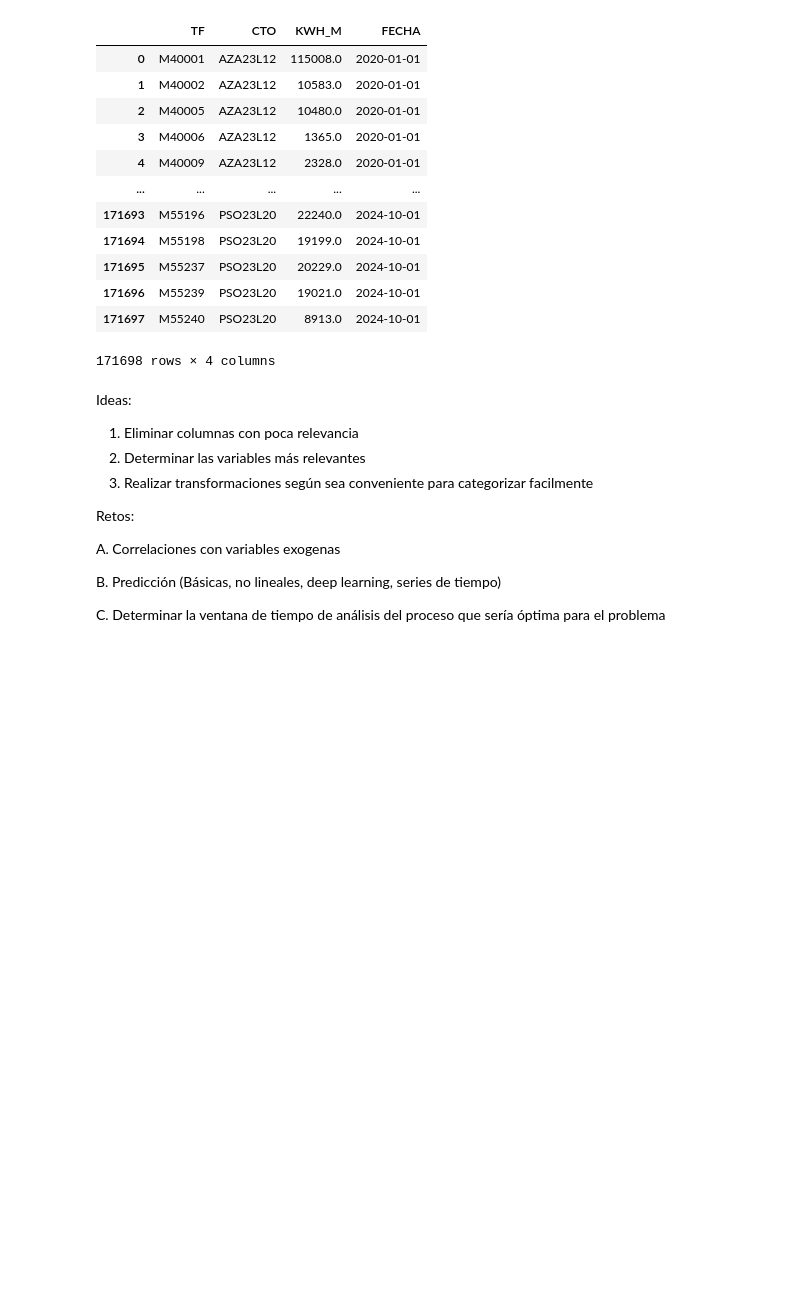
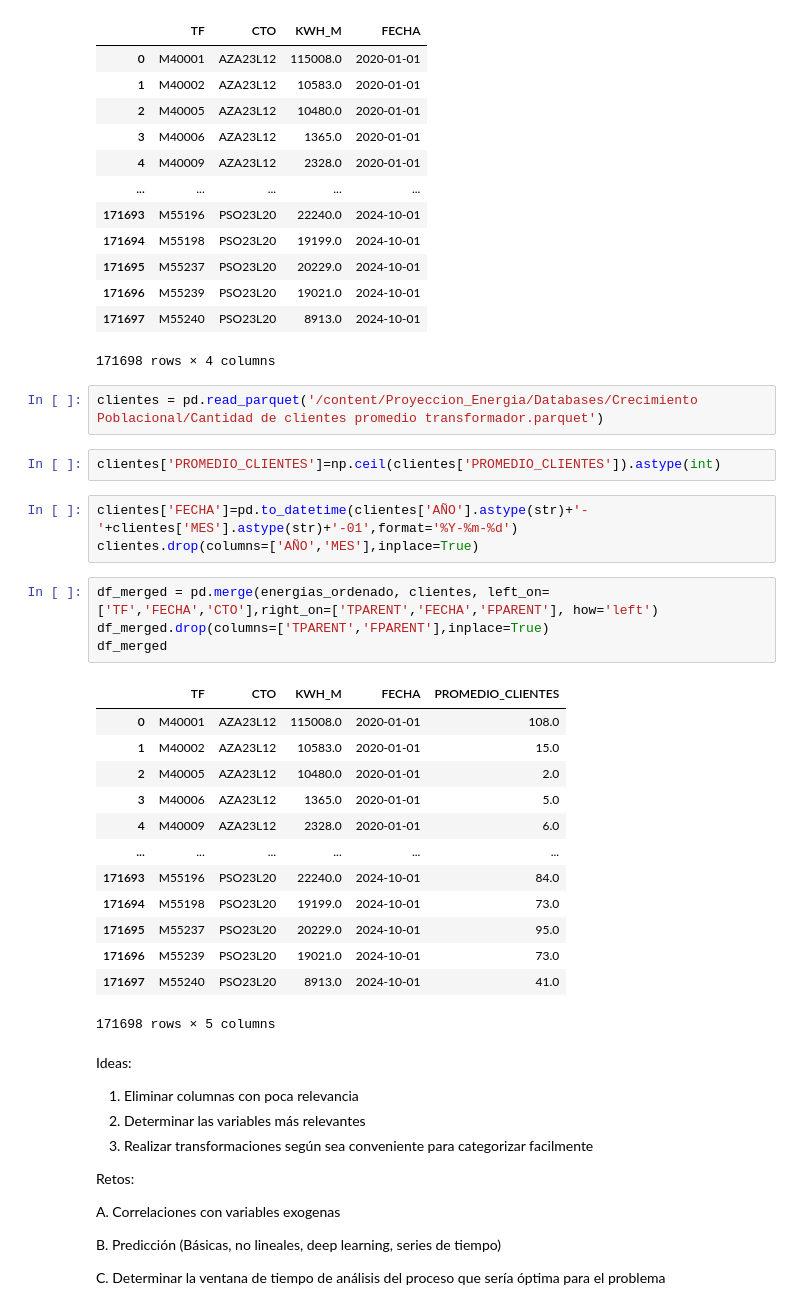
Before and after one commit to alvillegasru/Proyeccion_Energia, a Jupyter notebook: Cuaderno/ProyeccionDemanda.ipynb, the cells around one changed output. Drawn from its saved outputs; the diff is of its cells as text; blank space fills up the shorter version.

```diff
--- a/Cuaderno/ProyeccionDemanda.ipynb
+++ b/Cuaderno/ProyeccionDemanda.ipynb
@@ -126,6 +126,31 @@ energias_ordenado
 | 171696 | M55239 | PSO23L20 | 19021.0 | 2024-10-01 |
 | 171697 | M55240 | PSO23L20 | 8913.0 | 2024-10-01 |
 171698 rows × 4 columns
+# %%
+clientes = pd.read_parquet('/content/Proyeccion_Energia/Databases/Crecimiento Poblacional/Cantidad de clientes promedio transformador.parquet')
+# %%
+clientes['PROMEDIO_CLIENTES']=np.ceil(clientes['PROMEDIO_CLIENTES']).astype(int)
+# %%
+clientes['FECHA']=pd.to_datetime(clientes['AÑO'].astype(str)+'-'+clientes['MES'].astype(str)+'-01',format='%Y-%m-%d')
+clientes.drop(columns=['AÑO','MES'],inplace=True)
+# %%
+df_merged = pd.merge(energias_ordenado, clientes, left_on=['TF','FECHA','CTO'],right_on=['TPARENT','FECHA','FPARENT'], how='left')
+df_merged.drop(columns=['TPARENT','FPARENT'],inplace=True)
+df_merged
+# %% [output]
+|  | TF | CTO | KWH_M | FECHA | PROMEDIO_CLIENTES |
+| 0 | M40001 | AZA23L12 | 115008.0 | 2020-01-01 | 108.0 |
+| 1 | M40002 | AZA23L12 | 10583.0 | 2020-01-01 | 15.0 |
+| 2 | M40005 | AZA23L12 | 10480.0 | 2020-01-01 | 2.0 |
+| 3 | M40006 | AZA23L12 | 1365.0 | 2020-01-01 | 5.0 |
+| 4 | M40009 | AZA23L12 | 2328.0 | 2020-01-01 | 6.0 |
+| ... | ... | ... | ... | ... | ... |
+| 171693 | M55196 | PSO23L20 | 22240.0 | 2024-10-01 | 84.0 |
+| 171694 | M55198 | PSO23L20 | 19199.0 | 2024-10-01 | 73.0 |
+| 171695 | M55237 | PSO23L20 | 20229.0 | 2024-10-01 | 95.0 |
+| 171696 | M55239 | PSO23L20 | 19021.0 | 2024-10-01 | 73.0 |
+| 171697 | M55240 | PSO23L20 | 8913.0 | 2024-10-01 | 41.0 |
+171698 rows × 5 columns
 # %% [markdown]
 Ideas:
 
```
